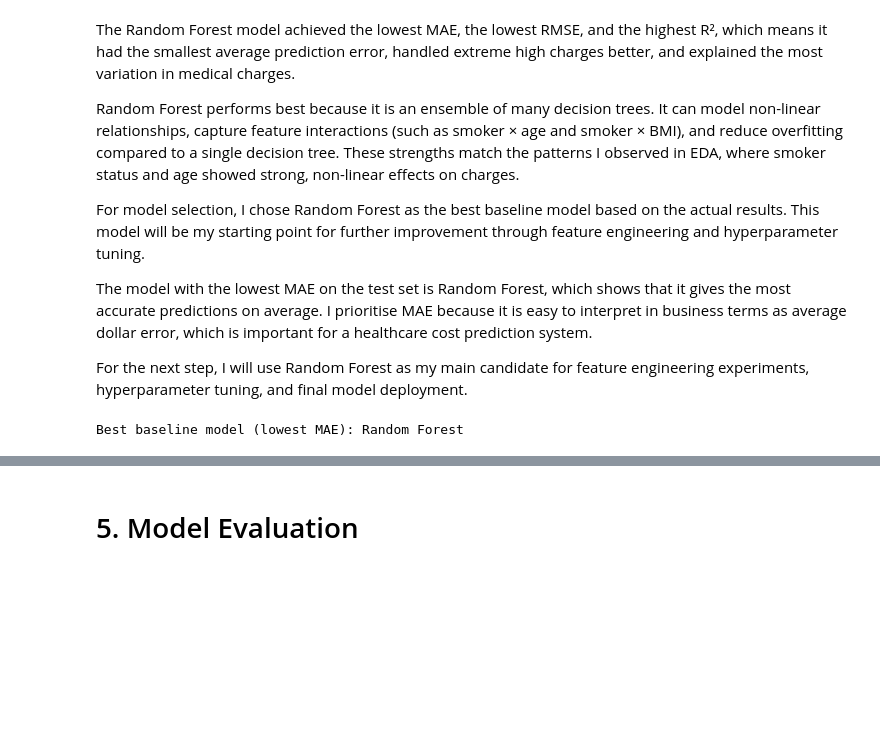
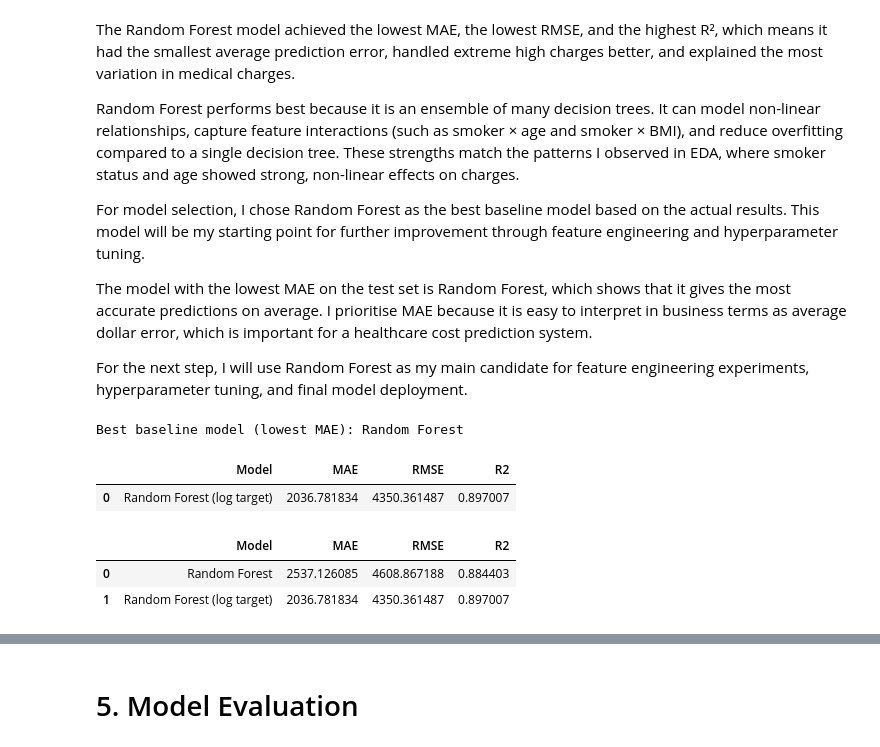
Before and after one commit to shazz-a/mldp-medical-charges, a Jupyter notebook: mldp_submission.ipynb, the cells around one changed output, grey strips where cells are left out. Cells and saved outputs as stored; diff of their text form; code cells hidden in the pictures; blank space fills up the shorter version.

Commit message:
log-transform target improves Random Forest performance

```diff
--- a/mldp_submission.ipynb
+++ b/mldp_submission.ipynb
@@ -506,3 +506,54 @@ best_baseline_model = results_df.iloc[0]["Model"]
 print("Best baseline model (lowest MAE):", best_baseline_model)
 # %% [output]
 Best baseline model (lowest MAE): Random Forest
+# %%
+import numpy as np
+from sklearn.pipeline import Pipeline
+from sklearn.ensemble import RandomForestRegressor
+from sklearn.metrics import mean_absolute_error, mean_squared_error, r2_score
+import pandas as pd
+
+#log tranform targeet
+y_train_log = np.log1p(y_train)   # log(1 + y) to safely handle small values
+y_test_log = np.log1p(y_test)
+
+rf_pipe = Pipeline(steps=[
+    ("preprocess", preprocessor),
+    ("model", RandomForestRegressor(random_state=42, n_estimators=200))
+])
+
+# Train on log target
+rf_pipe.fit(X_train, y_train_log)
+
+# Predict log charges
+y_pred_log = rf_pipe.predict(X_test)
+
+# Convert predictions back to original dollar scale
+y_pred_original_scale = np.expm1(y_pred_log)
+
+# Evaluate on original scale (dollars)
+mae = mean_absolute_error(y_test, y_pred_original_scale)
+rmse = np.sqrt(mean_squared_error(y_test, y_pred_original_scale))
+r2 = r2_score(y_test, y_pred_original_scale)
+
+log_results = pd.DataFrame([{
+    "Model": "Random Forest (log target)",
+    "MAE": mae,
+    "RMSE": rmse,
+    "R2": r2
+}])
+
+log_results
+# %% [output]
+|  | Model | MAE | RMSE | R2 |
+| 0 | Random Forest (log target) | 2036.781834 | 4350.361487 | 0.897007 |
+# %%
+# Get baseline RF results from your previous results_df
+baseline_rf = results_df[results_df["Model"] == "Random Forest"].copy()
+
+comparison_df = pd.concat([baseline_rf, log_results], ignore_index=True)
+comparison_df
+# %% [output]
+|  | Model | MAE | RMSE | R2 |
+| 0 | Random Forest | 2537.126085 | 4608.867188 | 0.884403 |
+| 1 | Random Forest (log target) | 2036.781834 | 4350.361487 | 0.897007 |
```
Also changed, not shown: parts of 1 cell of this notebook.
